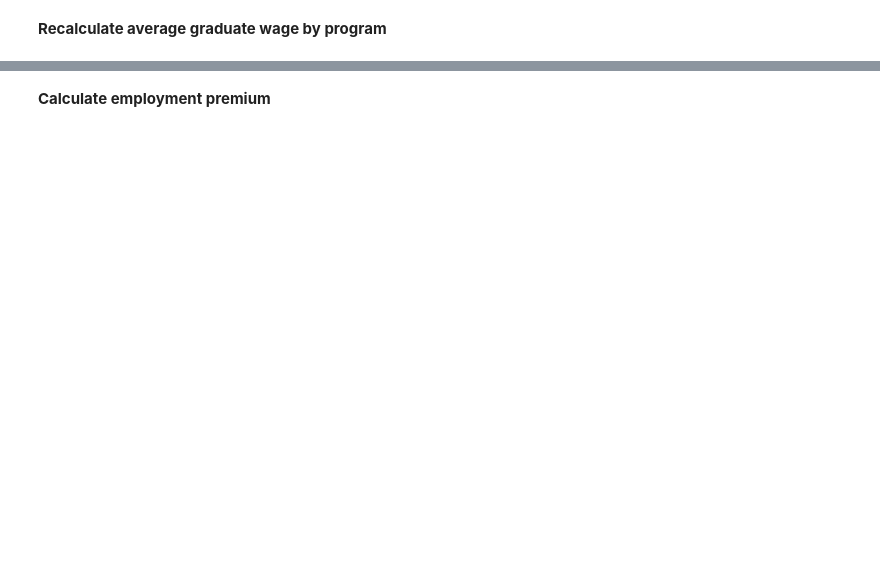
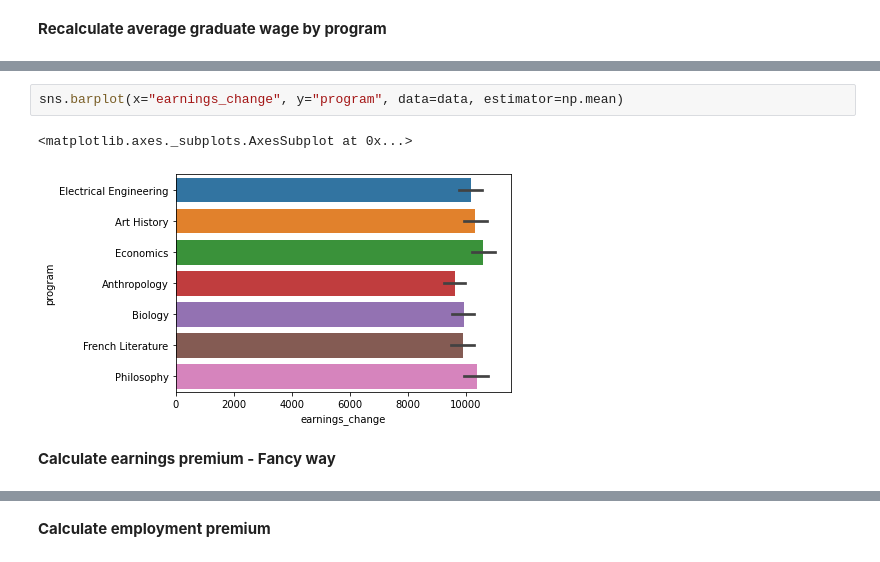
Before and after one commit to brighthive/roi-toolkit, a Jupyter notebook: Example Notebook.ipynb, the cells around one changed output, grey strips where cells are left out. Saved outputs shown, nothing was run; the diff lists cells and outputs as text; blank space fills up the shorter version.

```diff
--- a/Example Notebook.ipynb
+++ b/Example Notebook.ipynb
@@ -92,0 +162,7 @@ __Calculate earnings premium__
+# %%
+sns.barplot(x="earnings_change", y="program", data=data, estimator=np.mean)
+# %% [output]
+<matplotlib.axes._subplots.AxesSubplot at 0x...>
+[figure, added]
+# %% [markdown]
+__Calculate earnings premium - Fancy way__
```
Also changed, not shown: parts of 45 cells of this notebook.
